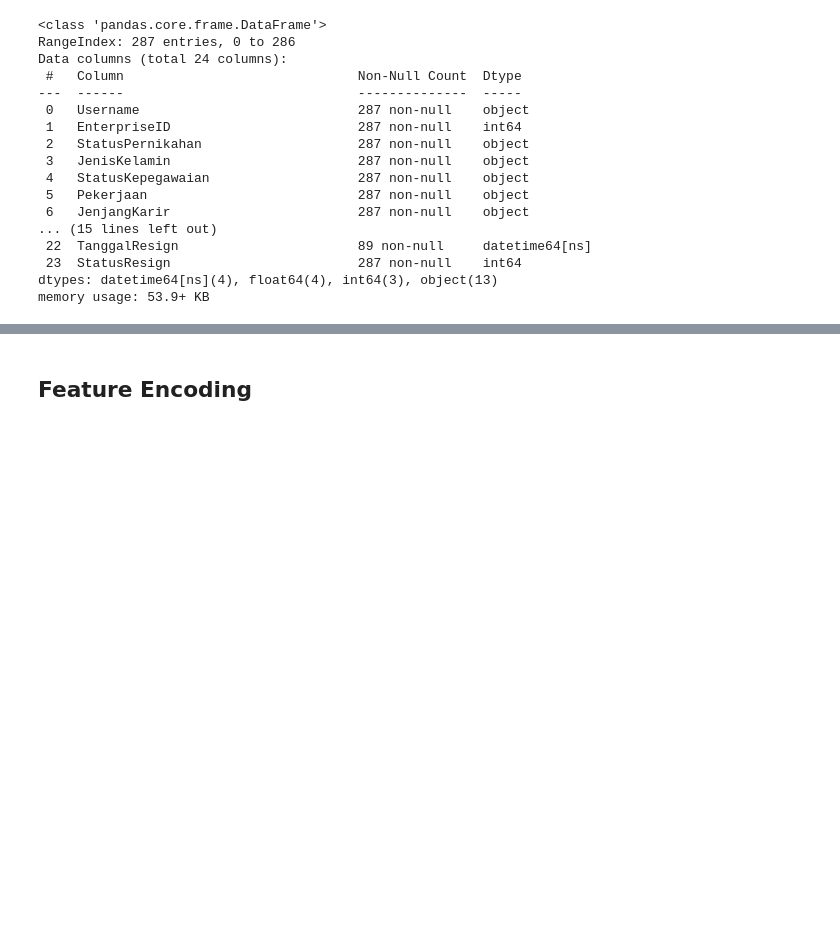
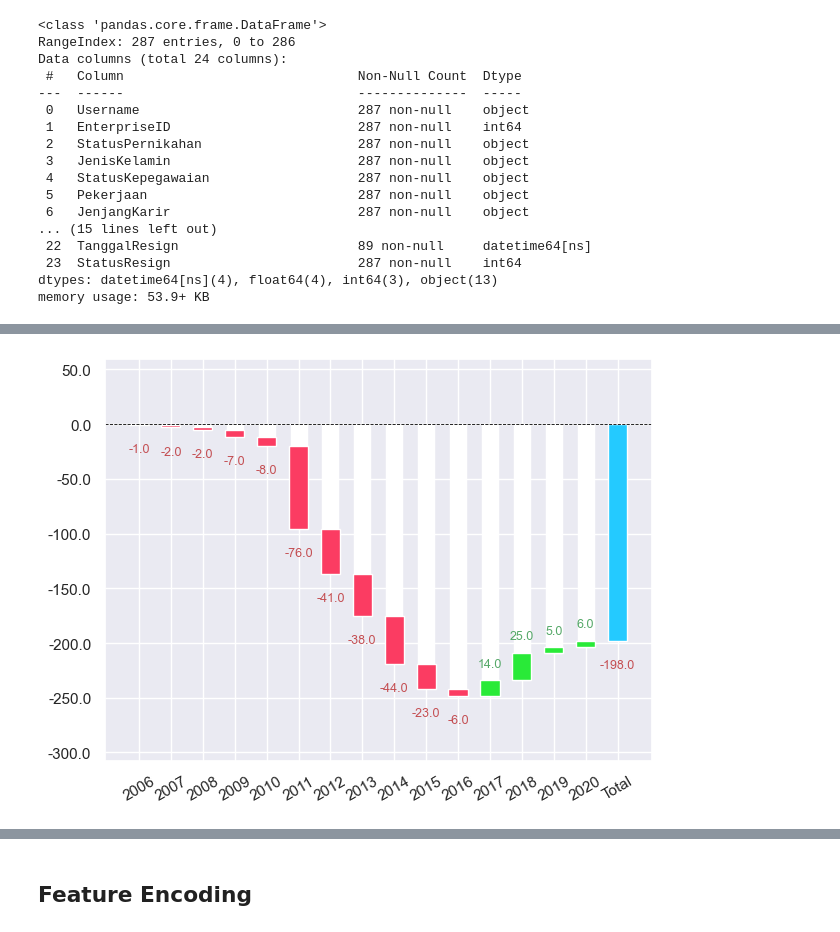
Before and after one commit to jedijm/Improving-Employee-Retention-using-Machine-Learning, a Jupyter notebook: Improving Employee Retention.ipynb, the cells around one changed output, grey strips where cells are left out. Saved outputs shown, nothing was run; the diff lists cells and outputs as text; code cells hidden in the pictures; blank space fills up the shorter version.

```diff
--- a/Improving Employee Retention.ipynb
+++ b/Improving Employee Retention.ipynb
@@ -462,0 +554,3 @@ df_pre.sample(4)
+# %%
+waterfall_chart.plot(HumanResources['Tahun'].astype(str), HumanResources['Selisih'], net_label = 'Total')
+# %% [output]
@@ -462,0 +558 @@ df_pre.sample(4)
+[figure, added]
```
Also changed, not shown: parts of 35 cells of this notebook.
